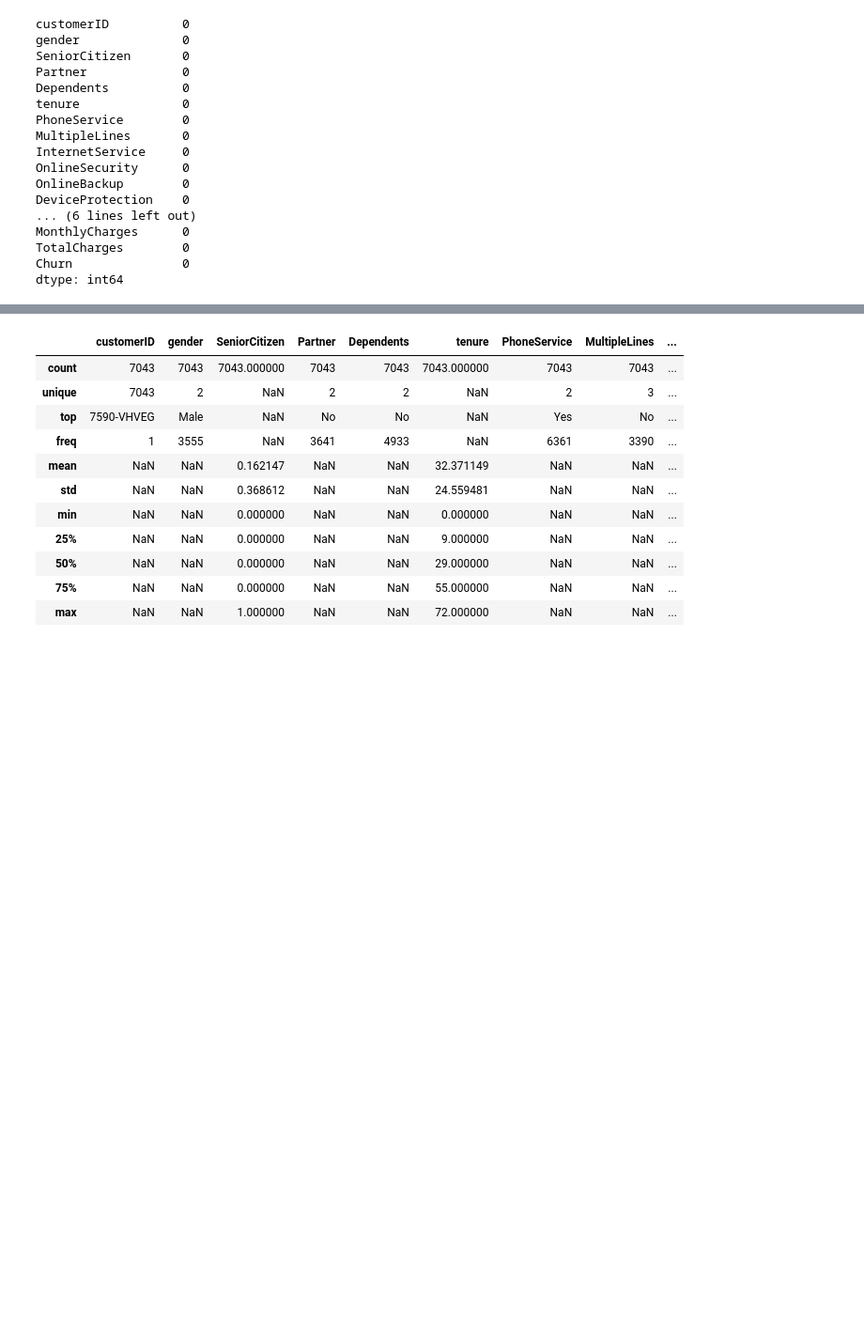
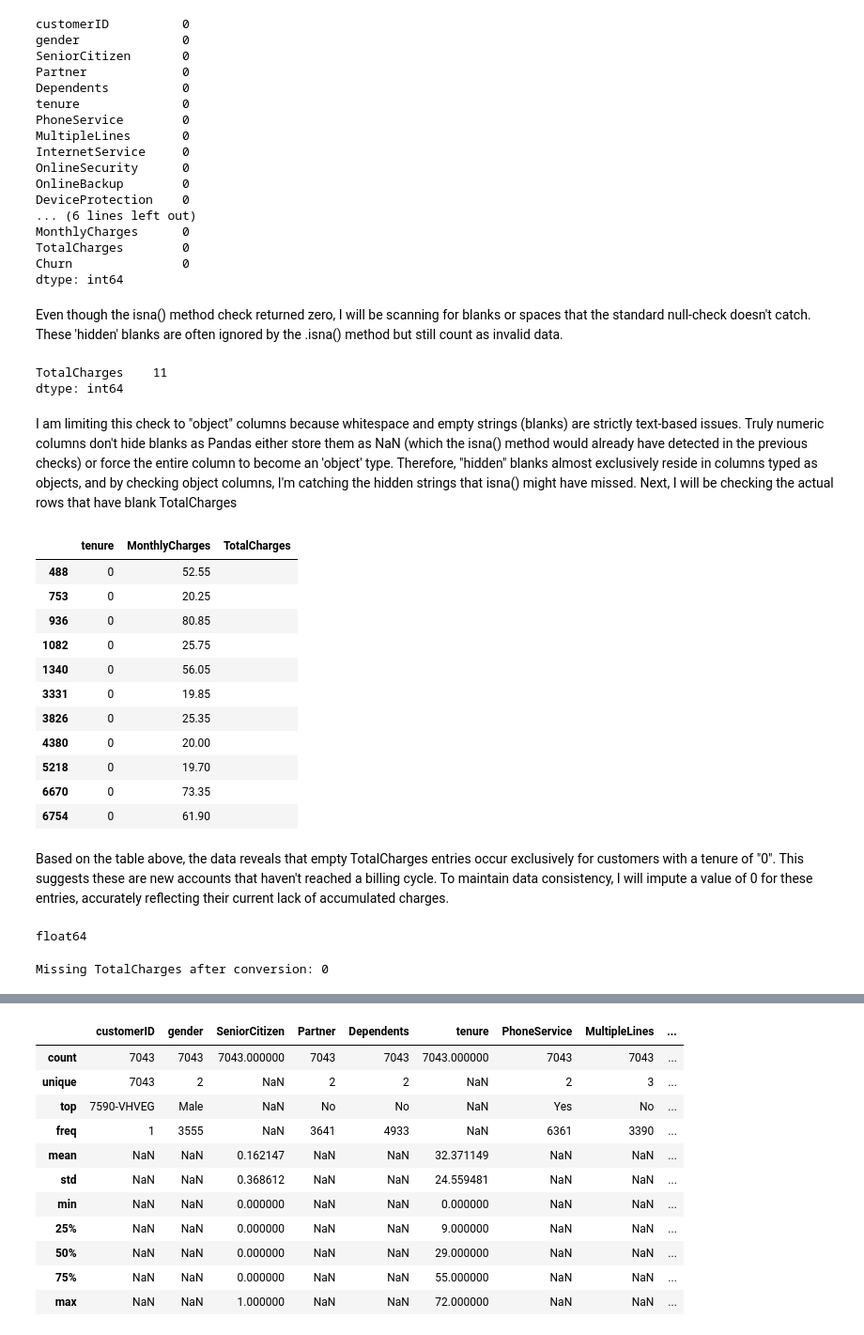
Before and after one commit to fiercetyper23/mldp_telco-churn, a Jupyter notebook: ZULZAWAID_BIN_ZUIKIFLI.ipynb, the cells around one changed output, grey strips where cells are left out. Shown at 94% size. Drawn from its saved outputs; the diff is of its cells as text; code cells hidden in the pictures; blank space fills up the shorter version.

Commit message:
Hidden missing data problem

```diff
--- a/ZULZAWAID_BIN_ZUIKIFLI.ipynb
+++ b/ZULZAWAID_BIN_ZUIKIFLI.ipynb
@@ -126,3 +126,34 @@ MonthlyCharges      0
 TotalCharges        0
 Churn               0
 dtype: int64
+# %% [markdown]
+Even though the isna() method check returned zero, I will be scanning for blanks or spaces that the standard null-check doesn't catch. These 'hidden' blanks are often ignored by the .isna() method but still count as invalid data.
+# %%
+obj_cols = df.select_dtypes(include="object").columns
+
+blank_counts_obj = df[obj_cols].apply(lambda col: col.astype(str).str.strip().eq("").sum())
+blank_counts_obj[blank_counts_obj > 0].sort_values(ascending=False)
+# %% [output]
+TotalCharges    11
+dtype: int64
+# %% [markdown]
+I am limiting this check to "object" columns because whitespace and empty strings (blanks) are strictly text-based issues. Truly numeric columns don't hide blanks as Pandas either store them as NaN (which the isna() method would already have detected in the previous checks) or force the entire column to become an 'object' type. Therefore, "hidden" blanks almost exclusively reside in columns typed as objects, and by checking object columns, I'm catching the hidden strings that isna() might have missed. Next, I will be checking the actual rows that have blank TotalCharges
+# %%
+## Checking the actual rows with blank values in 'TotalCharges' column
+
+df.loc[df["TotalCharges"].astype(str).str.strip() == "", ["tenure", "MonthlyCharges", "TotalCharges"]].head(15)
+# %% [output]
+|  | tenure | MonthlyCharges | TotalCharges |
+| 488 | 0 | 52.55 |  |
+| 753 | 0 | 20.25 |  |
+| 936 | 0 | 80.85 |  |
+| 1082 | 0 | 25.75 |  |
+| 1340 | 0 | 56.05 |  |
+| 3331 | 0 | 19.85 |  |
+| 3826 | 0 | 25.35 |  |
+| 4380 | 0 | 20.00 |  |
+| 5218 | 0 | 19.70 |  |
+| 6670 | 0 | 73.35 |  |
+| 6754 | 0 | 61.90 |  |
+# %% [markdown]
+Based on the table above, the data reveals that empty TotalCharges entries occur exclusively for customers with a tenure of "0". This suggests these are new accounts that haven't reached a billing cycle. To maintain data consistency, I will impute a value of 0 for these entries, accurately reflecting their current lack of accumulated charges.
@@ -129 +165,9 @@ dtype: int64
+# %%
+print(df["TotalCharges"].dtype)
+# %% [output]
+float64
+# %%
+print("Missing TotalCharges after conversion:", df["TotalCharges"].isna().sum())
+# %% [output]
+Missing TotalCharges after conversion: 0
 # %% [markdown]
```
Also changed, not shown: parts of 3 cells of this notebook.
